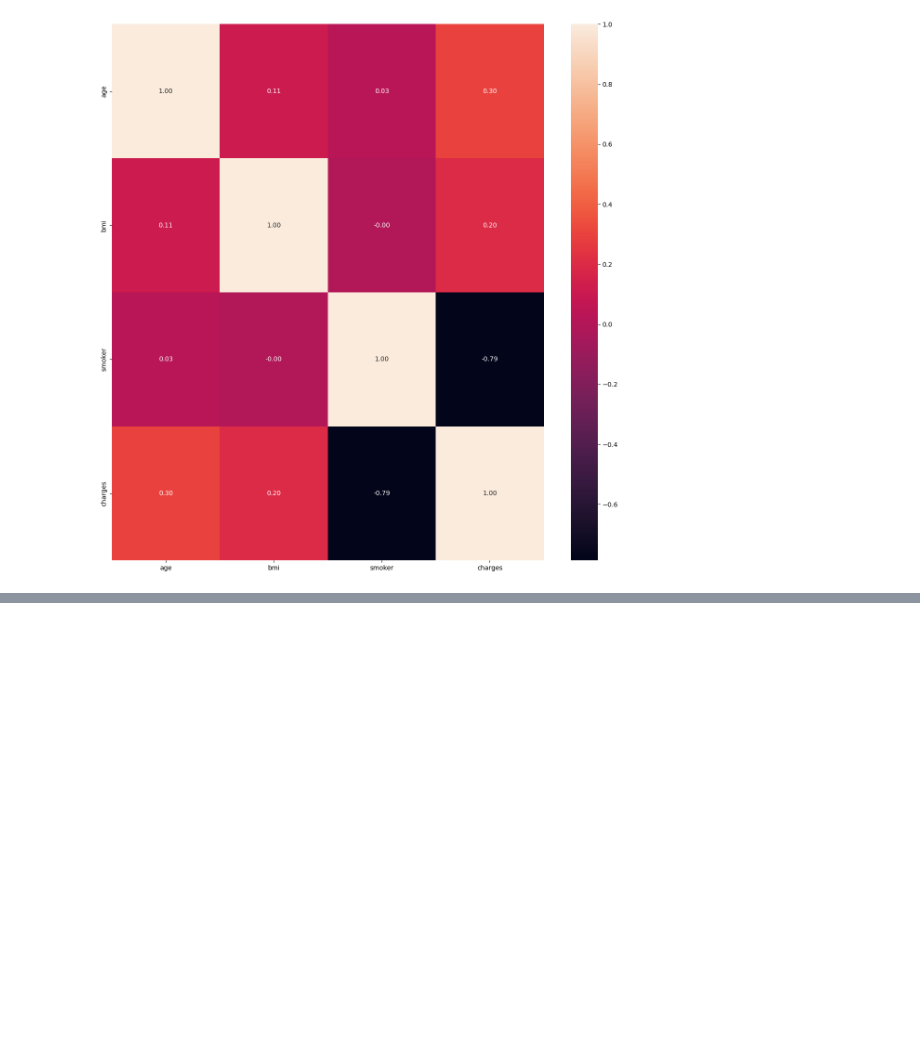
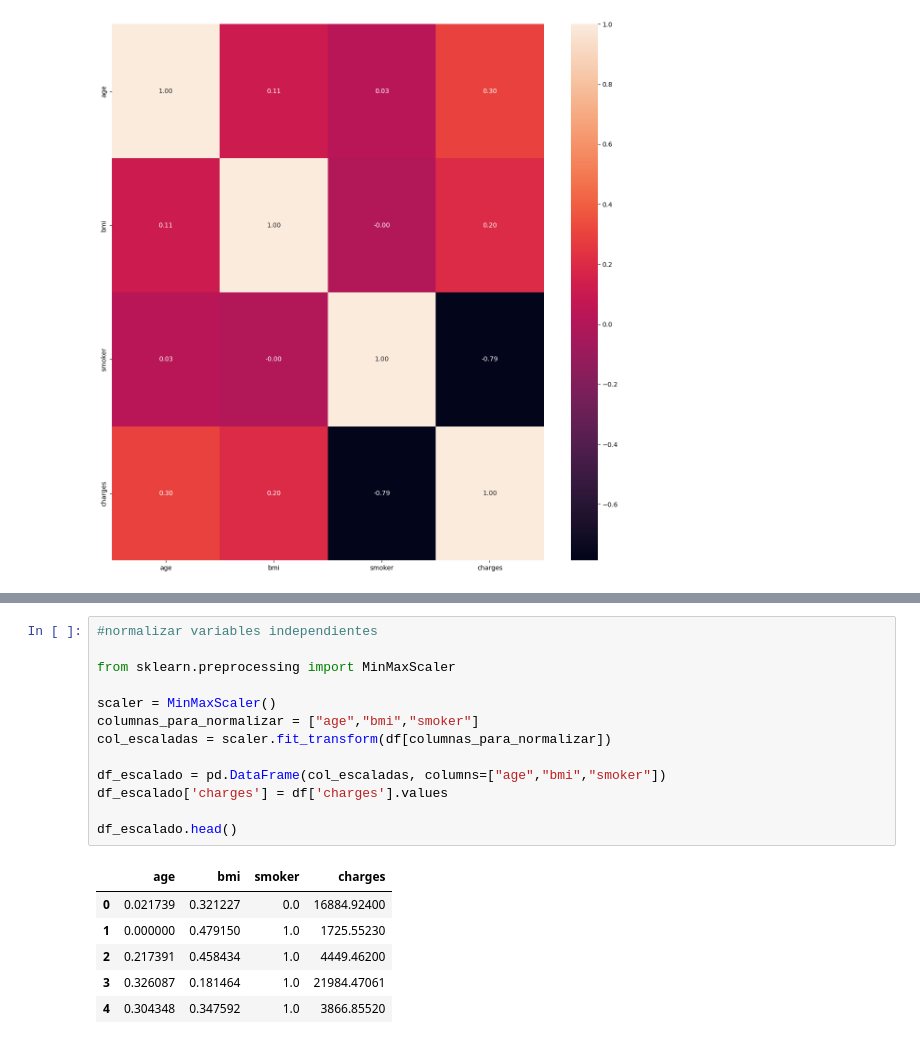
Before and after one commit to diegomacaya/linear_regression, a Jupyter notebook: src/explore.ipynb, the cells around one changed output, grey strips where cells are left out. Cells and saved outputs as stored; diff of their text form; blank space fills up the shorter version.

```diff
--- a/src/explore.ipynb
+++ b/src/explore.ipynb
@@ -116,0 +153,20 @@ plt.show()
+# %%
+#normalizar variables independientes
+
+from sklearn.preprocessing import MinMaxScaler
+
+scaler = MinMaxScaler()
+columnas_para_normalizar = ["age","bmi","smoker"]
+col_escaladas = scaler.fit_transform(df[columnas_para_normalizar])
+
+df_escalado = pd.DataFrame(col_escaladas, columns=["age","bmi","smoker"])
+df_escalado['charges'] = df['charges'].values
+
+df_escalado.head()
+# %% [output]
+|  | age | bmi | smoker | charges |
+| 0 | 0.021739 | 0.321227 | 0.0 | 16884.92400 |
+| 1 | 0.000000 | 0.479150 | 1.0 | 1725.55230 |
+| 2 | 0.217391 | 0.458434 | 1.0 | 4449.46200 |
+| 3 | 0.326087 | 0.181464 | 1.0 | 21984.47061 |
+| 4 | 0.304348 | 0.347592 | 1.0 | 3866.85520 |
```
Also changed, not shown: parts of 13 cells of this notebook.
